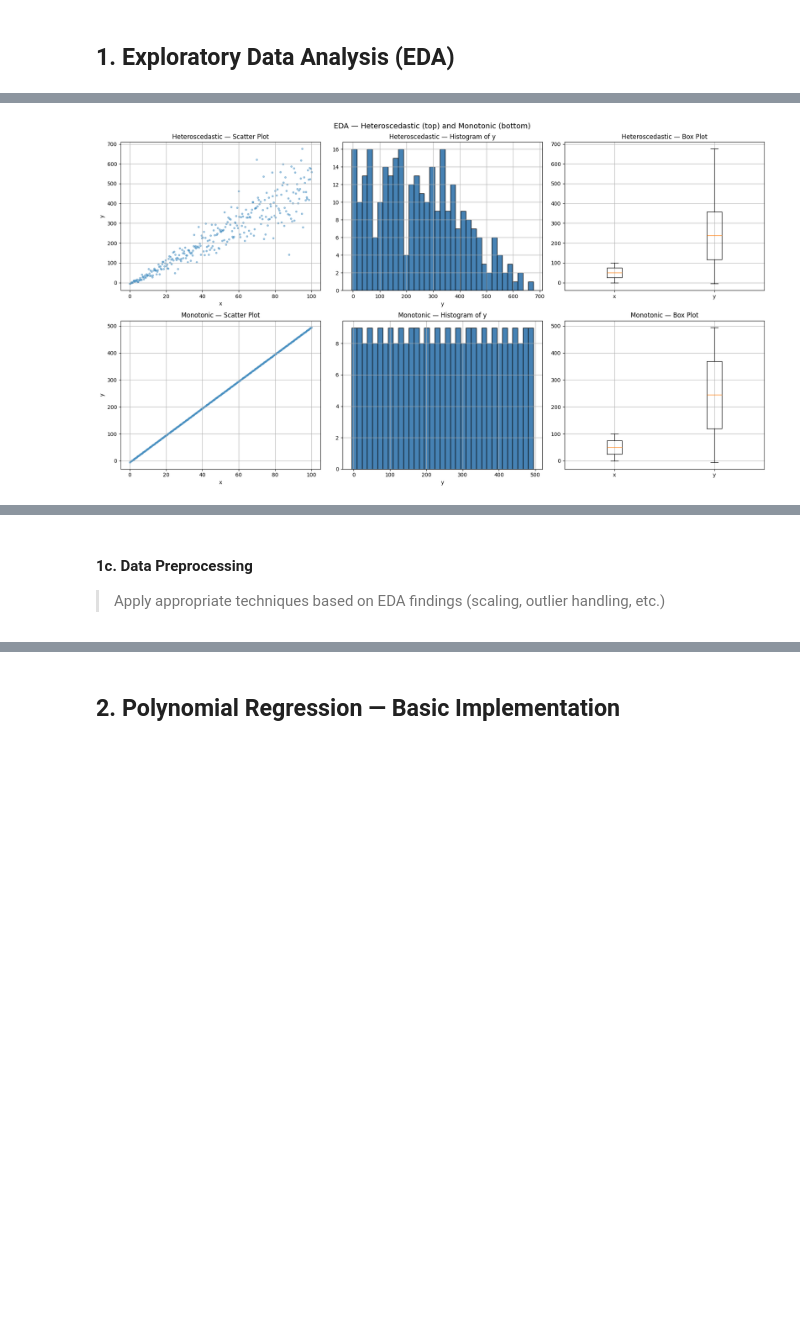
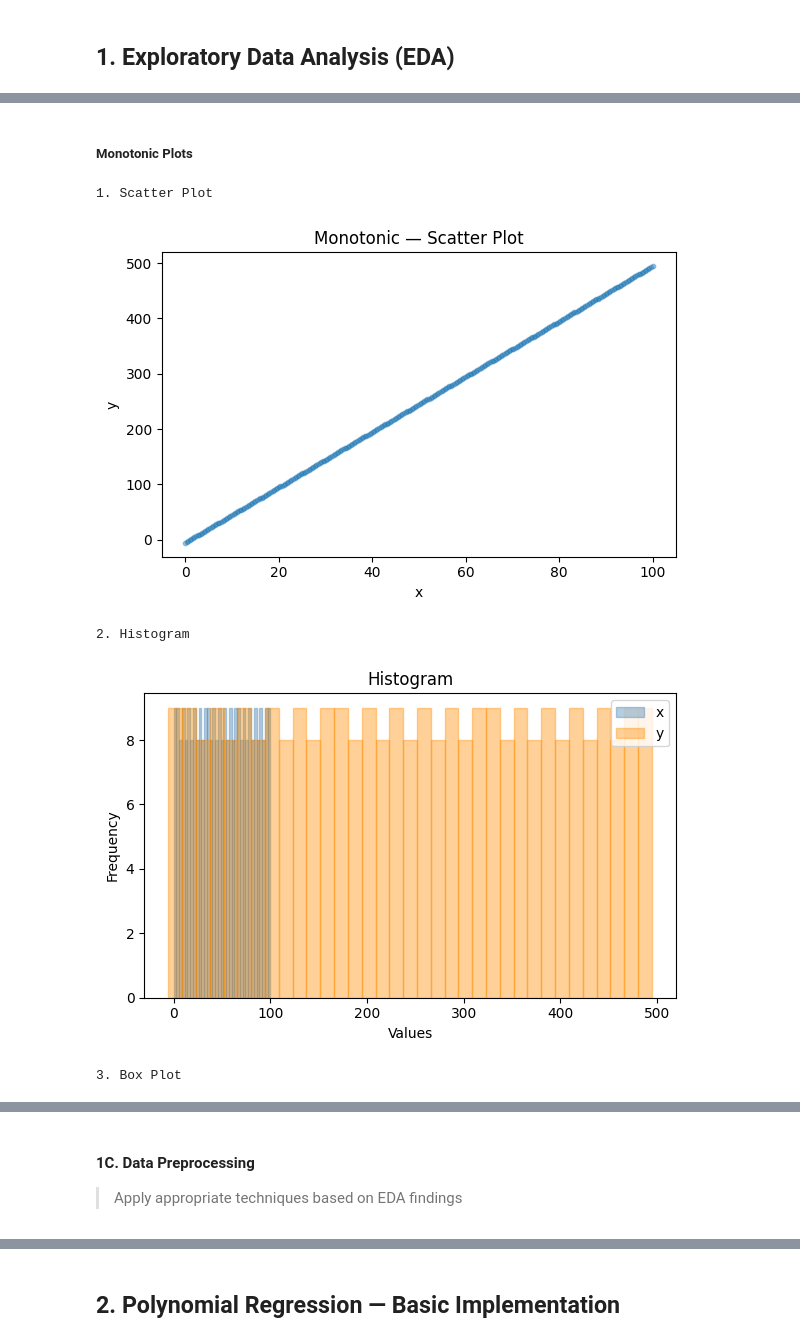
Before and after one commit to essawey/Assignment-2, a Jupyter notebook: Assignment 2.ipynb, the cells around one changed output, grey strips where cells are left out. Cells and saved outputs as stored; diff of their text form; code cells hidden in the pictures; blank space fills up the shorter version.

```diff
--- a/Assignment 2.ipynb
+++ b/Assignment 2.ipynb
@@ -26,7 +26,7 @@ from datasets import load_dataset
 
 from sklearn.preprocessing import PolynomialFeatures, StandardScaler
 from sklearn.linear_model import LinearRegression, Ridge, Lasso, ElasticNet
-from sklearn.pipeline import Pipeline
+from sklearn.pipeline import make_pipeline, Pipeline
 from sklearn.model_selection import train_test_split, GridSearchCV, cross_val_score, KFold
 from sklearn.metrics import (mean_squared_error, r2_score, accuracy_score,
                              precision_score, recall_score, f1_score,
@@ -38,12 +38,8 @@ from sklearn.svm import SVC
 from sklearn.cluster import KMeans
 from sklearn.feature_selection import f_classif
 
-import warnings
-warnings.filterwarnings('ignore')
-
 RANDOM_STATE = 42
-plt.rcParams['figure.figsize'] = (10, 5)
-plt.rcParams['axes.grid'] = True
+np.random.seed(RANDOM_STATE)
 # %% [markdown]
 ---
 # Part 1: Polynomial Regression, Regularization, and Model Analysis
@@ -130,19 +182,35 @@ dtype: int64
+# %% [markdown]
+##### Monotonic Plots
 # %%
-fig, axes = plt.subplots(2, 3, figsize=(18, 10))
-fig.suptitle("EDA — Heteroscedastic (top) and Monotonic (bottom)", fontsize=14)
+print("1. Scatter Plot")
+plt.figure(figsize=(6, 4))
+plt.scatter(df_mono['x'], df_mono['y'], alpha=0.4, s=10)
+plt.title('Monotonic — Scatter Plot')
+plt.xlabel('x')
+plt.ylabel('y')
+plt.tight_layout()
+plt.show()
 
-for row, (name, df) in enumerate([("Heteroscedastic", df_hetero), ("Monotonic", df_mono)]):
-    axes[row, 0].scatter(df['x'], df['y'], alpha=0.4, s=10)
-    axes[row, 0].set_title(f'{name} — Scatter Plot')
-    axes[row, 0].set_xlabel('x'); axes[row, 0].set_ylabel('y')
+print("2. Histogram")
+plt.figure(figsize=(6, 4))
+plt.hist(df_mono['x'], bins=35, edgecolor='steelblue', color='steelblue', alpha=0.4, label='x')
+plt.hist(df_mono['y'], bins=35, edgecolor='darkorange', color='darkorange', alpha=0.4, label='y')
+plt.title('Histogram')
+plt.xlabel('Values')
+plt.ylabel('Frequency')
+plt.legend()
+plt.tight_layout()
+plt.show()
 
-    axes[row, 1].hist(df['y'], bins=35, edgecolor='black', color='steelblue')
-    axes[row, 1].set_title(f'{name} — Histogram of y')
-    axes[row, 1].set_xlabel('y')
-
-    axes[row, 2].boxplot([df['x'], df['y']], labels=['x', 'y'])
-    axes[row, 2].set_title(f'{name} — Box Plot')
-
-plt.tight_layout(); plt.show()
+print("3. Box Plot")
+plt.figure(figsize=(6, 4))
+plt.boxplot([df_mono['x'], df_mono['y']], labels=['x', 'y'], vert=False)
+plt.title('Monotonic — Box Plot')
+plt.tight_layout()
+plt.show()
 # %% [output]
+1. Scatter Plot
-[figure, old version]
+[figure, new version]
+2. Histogram
+[figure, added]
+3. Box Plot
@@ -149,4 +218,4 @@ plt.tight_layout(); plt.show()
 # %% [markdown]
-#### 1c. Data Preprocessing
-> Apply appropriate techniques based on EDA findings (scaling, outlier handling, etc.)
+#### 1C. Data Preprocessing
+> Apply appropriate techniques based on EDA findings
 # %%
```
Also changed, not shown: parts of 132 cells of this notebook.
